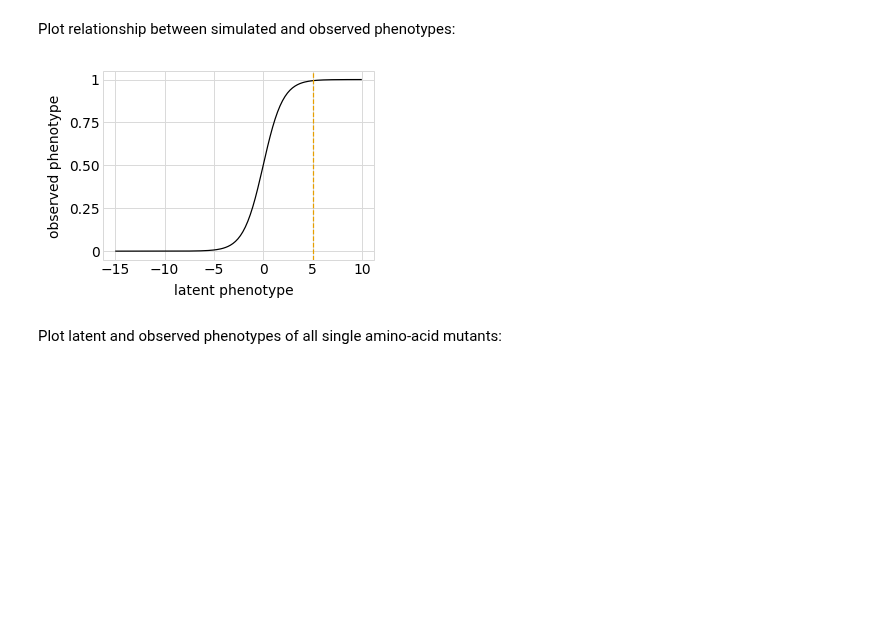
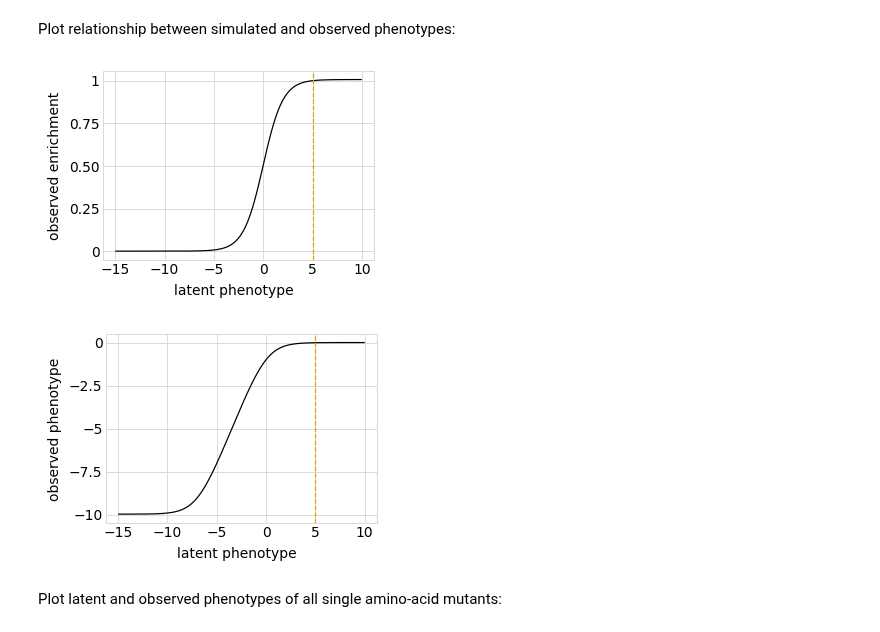
Before and after one commit to jbloomlab/dms_variants, a Jupyter notebook: notebooks/monotonicsplineepistasis_model.ipynb, the cells around one changed output. Saved outputs shown, nothing was run; the diff lists cells and outputs as text; code cells hidden in the pictures; blank space fills up the shorter version.

```diff
--- a/notebooks/monotonicsplineepistasis_model.ipynb
+++ b/notebooks/monotonicsplineepistasis_model.ipynb
@@ -95,10 +95,12 @@ phenosimulator = dms_variants.simulate.SigmoidPhenotypeSimulator(
 # %% [markdown]
 Plot relationship between simulated and observed phenotypes:
 # %%
-p = phenosimulator.plotLatentVsObserved()
-_ = p.draw()
+for value in ['enrichment', 'phenotype']:
+    p = phenosimulator.plotLatentVsObserved(value)
+    _ = p.draw()
 # %% [output]
-[figure, old version]
+[figure, new version]
+[figure, added]
 # %% [markdown]
 Plot latent and observed phenotypes of all single amino-acid mutants:
 # %%
```
Also changed, not shown: parts of 28 cells of this notebook, 2 other files.
